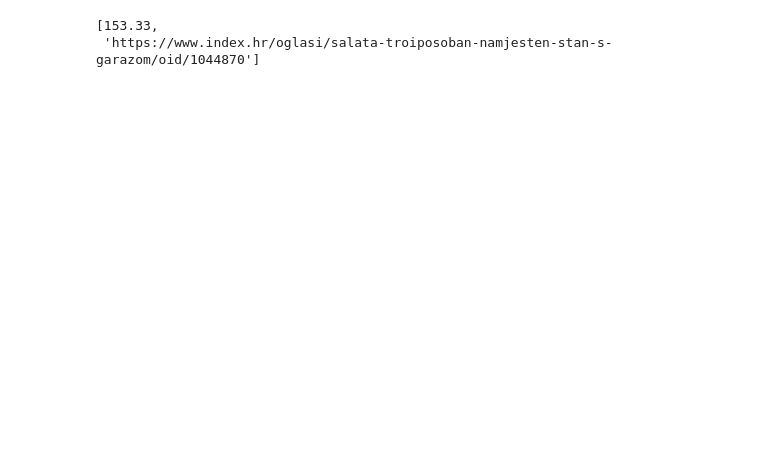
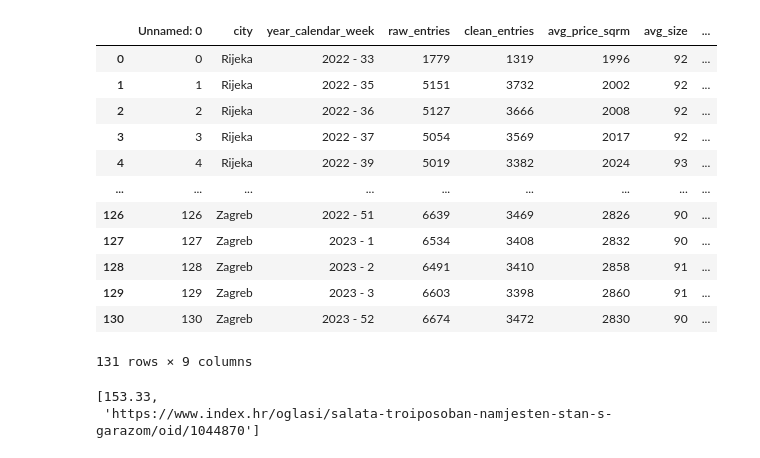
Before and after one commit to Borna07/RealEstateApp, a Jupyter notebook: Tester copy.ipynb, the cells around one changed output. Drawn from its saved outputs; the diff is of its cells as text; code cells hidden in the pictures; blank space fills up the shorter version.

Commit message:
Monthly_values_index

```diff
--- a/Tester copy.ipynb
+++ b/Tester copy.ipynb
@@ -1,4 +1,20 @@
 # %%
 import pandas as pd
 
-df = pd.read_excel("media/2022-12-16_zagreb_RENT.xlsx")
+# df = pd.read_excel("media/2022-12-16_zagreb_RENT.xlsx")
+df = pd.read_excel("MONTHLY.xlsx")
+df
+# %% [output]
+|  | Unnamed: 0 | city | year_calendar_week | raw_entries | clean_entries | avg_price_sqrm | avg_size | ... |
+| 0 | 0 | Rijeka | 2022 - 33 | 1779 | 1319 | 1996 | 92 | ... |
+| 1 | 1 | Rijeka | 2022 - 35 | 5151 | 3732 | 2002 | 92 | ... |
+| 2 | 2 | Rijeka | 2022 - 36 | 5127 | 3666 | 2008 | 92 | ... |
+| 3 | 3 | Rijeka | 2022 - 37 | 5054 | 3569 | 2017 | 92 | ... |
+| 4 | 4 | Rijeka | 2022 - 39 | 5019 | 3382 | 2024 | 93 | ... |
+| ... | ... | ... | ... | ... | ... | ... | ... | ... |
+| 126 | 126 | Zagreb | 2022 - 51 | 6639 | 3469 | 2826 | 90 | ... |
+| 127 | 127 | Zagreb | 2023 - 1 | 6534 | 3408 | 2832 | 90 | ... |
+| 128 | 128 | Zagreb | 2023 - 2 | 6491 | 3410 | 2858 | 91 | ... |
+| 129 | 129 | Zagreb | 2023 - 3 | 6603 | 3398 | 2860 | 91 | ... |
+| 130 | 130 | Zagreb | 2023 - 52 | 6674 | 3472 | 2830 | 90 | ... |
+131 rows × 9 columns
```
Also changed, not shown: parts of 1 cell of this notebook, 5 other files.
